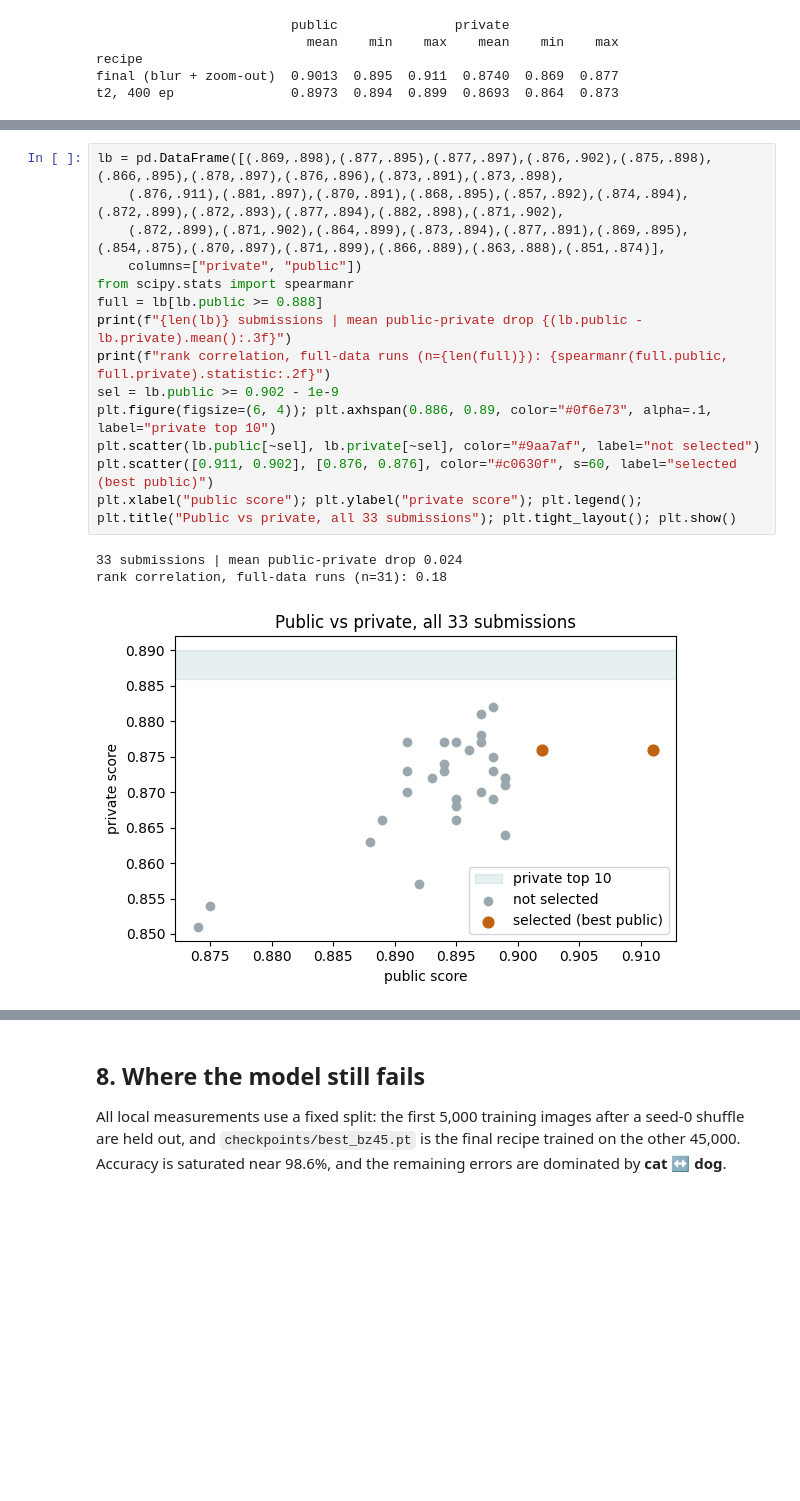
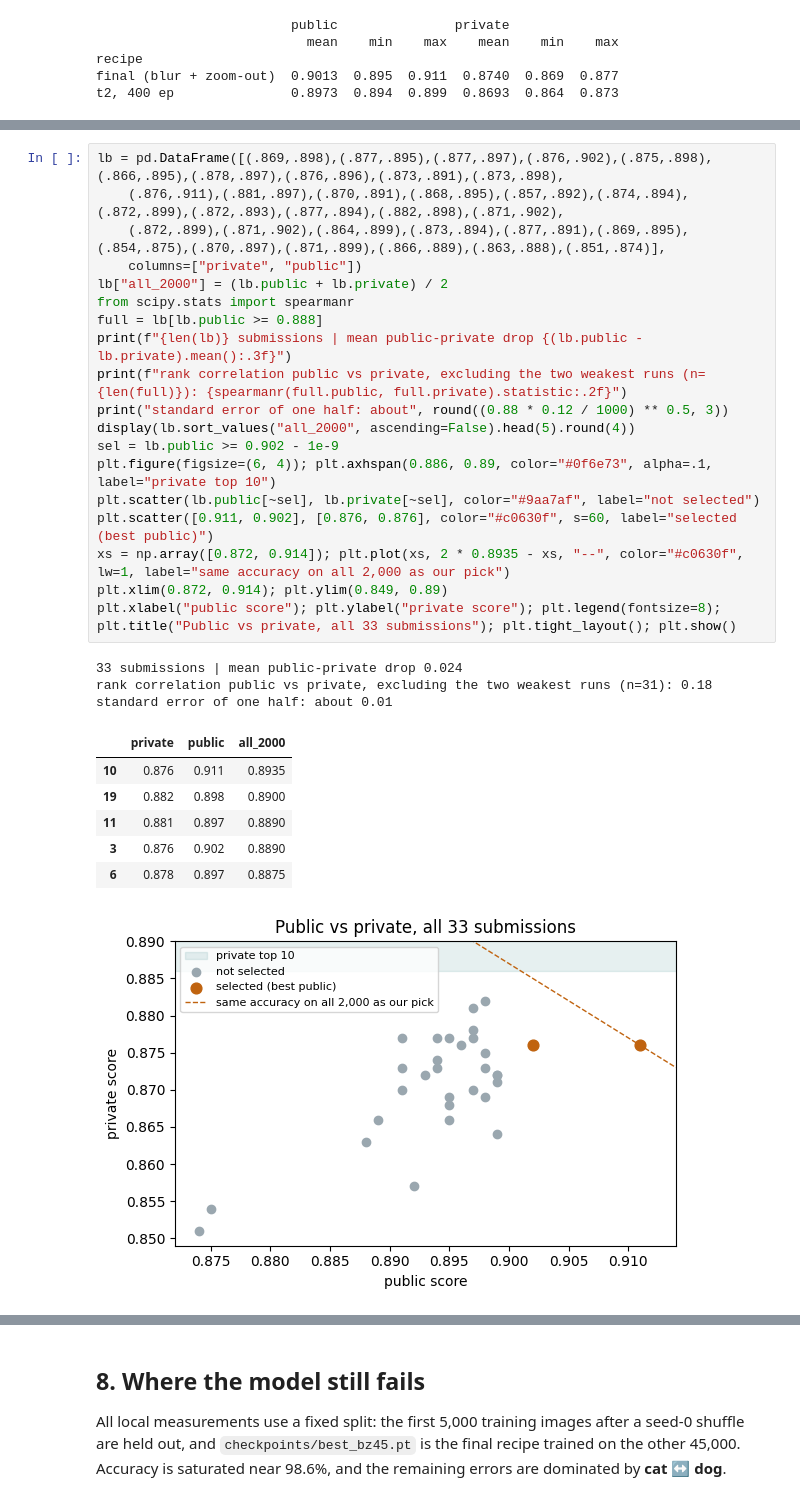
Before and after one commit to chetank03/resnet-cifar10-5m, a Jupyter notebook: ResNet_CIFAR10.ipynb, the cells around one changed output, grey strips where cells are left out. Saved outputs shown, nothing was run; the diff lists cells and outputs as text; blank space fills up the shorter version.

```diff
--- a/ResNet_CIFAR10.ipynb
+++ b/ResNet_CIFAR10.ipynb
@@ -226,18 +229,30 @@ After the deadline Kaggle revealed each submission's score on the other half of
 # %%
 lb = pd.DataFrame([(.869,.898),(.877,.895),(.877,.897),(.876,.902),(.875,.898),(.866,.895),(.878,.897),(.876,.896),(.873,.891),(.873,.898),
     (.876,.911),(.881,.897),(.870,.891),(.868,.895),(.857,.892),(.874,.894),(.872,.899),(.872,.893),(.877,.894),(.882,.898),(.871,.902),
     (.872,.899),(.871,.902),(.864,.899),(.873,.894),(.877,.891),(.869,.895),(.854,.875),(.870,.897),(.871,.899),(.866,.889),(.863,.888),(.851,.874)],
     columns=["private", "public"])
+lb["all_2000"] = (lb.public + lb.private) / 2
 from scipy.stats import spearmanr
 full = lb[lb.public >= 0.888]
 print(f"{len(lb)} submissions | mean public-private drop {(lb.public - lb.private).mean():.3f}")
-print(f"rank correlation, full-data runs (n={len(full)}): {spearmanr(full.public, full.private).statistic:.2f}")
+print(f"rank correlation public vs private, excluding the two weakest runs (n={len(full)}): {spearmanr(full.public, full.private).statistic:.2f}")
+print("standard error of one half: about", round((0.88 * 0.12 / 1000) ** 0.5, 3))
+display(lb.sort_values("all_2000", ascending=False).head(5).round(4))
 sel = lb.public >= 0.902 - 1e-9
 plt.figure(figsize=(6, 4)); plt.axhspan(0.886, 0.89, color="#0f6e73", alpha=.1, label="private top 10")
 plt.scatter(lb.public[~sel], lb.private[~sel], color="#9aa7af", label="not selected")
 plt.scatter([0.911, 0.902], [0.876, 0.876], color="#c0630f", s=60, label="selected (best public)")
-plt.xlabel("public score"); plt.ylabel("private score"); plt.legend(); plt.title("Public vs private, all 33 submissions"); plt.tight_layout(); plt.show()
+xs = np.array([0.872, 0.914]); plt.plot(xs, 2 * 0.8935 - xs, "--", color="#c0630f", lw=1, label="same accuracy on all 2,000 as our pick")
+plt.xlim(0.872, 0.914); plt.ylim(0.849, 0.89)
+plt.xlabel("public score"); plt.ylabel("private score"); plt.legend(fontsize=8); plt.title("Public vs private, all 33 submissions"); plt.tight_layout(); plt.show()
 # %% [output]
 33 submissions | mean public-private drop 0.024
-rank correlation, full-data runs (n=31): 0.18
+rank correlation public vs private, excluding the two weakest runs (n=31): 0.18
+standard error of one half: about 0.01
+|  | private | public | all_2000 |
+| 10 | 0.876 | 0.911 | 0.8935 |
+| 19 | 0.882 | 0.898 | 0.8900 |
+| 11 | 0.881 | 0.897 | 0.8890 |
+| 3 | 0.876 | 0.902 | 0.8890 |
+| 6 | 0.878 | 0.897 | 0.8875 |
-[figure, old version]
+[figure, new version]
```
Also changed, not shown: parts of 6 cells of this notebook, 10 other files.
